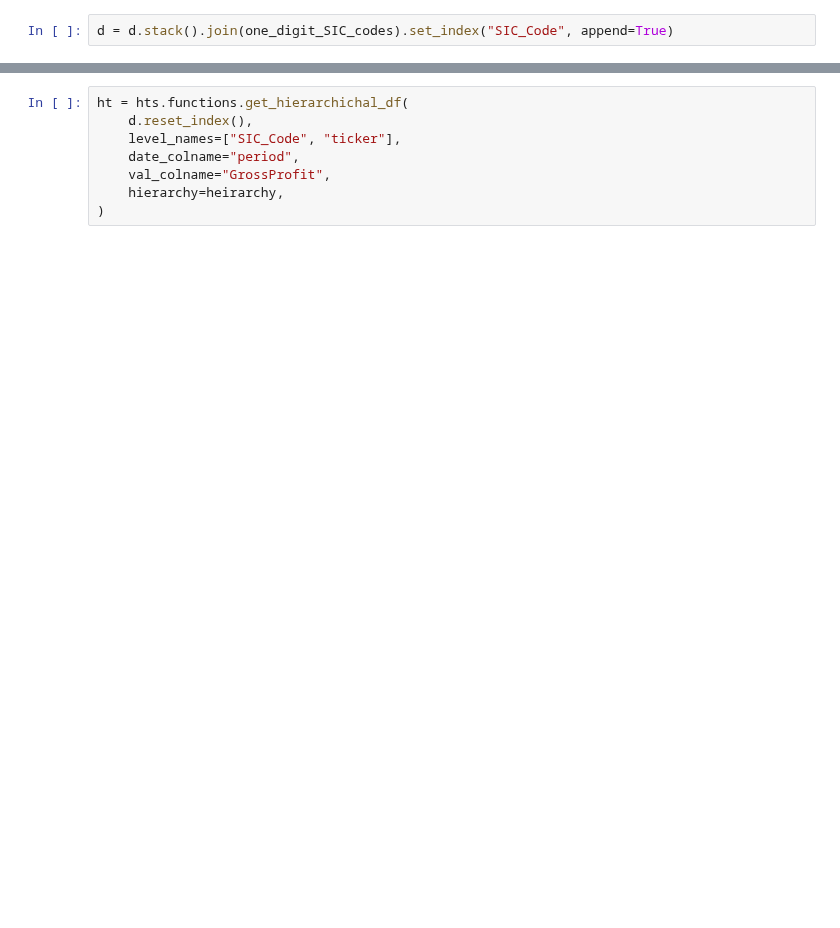
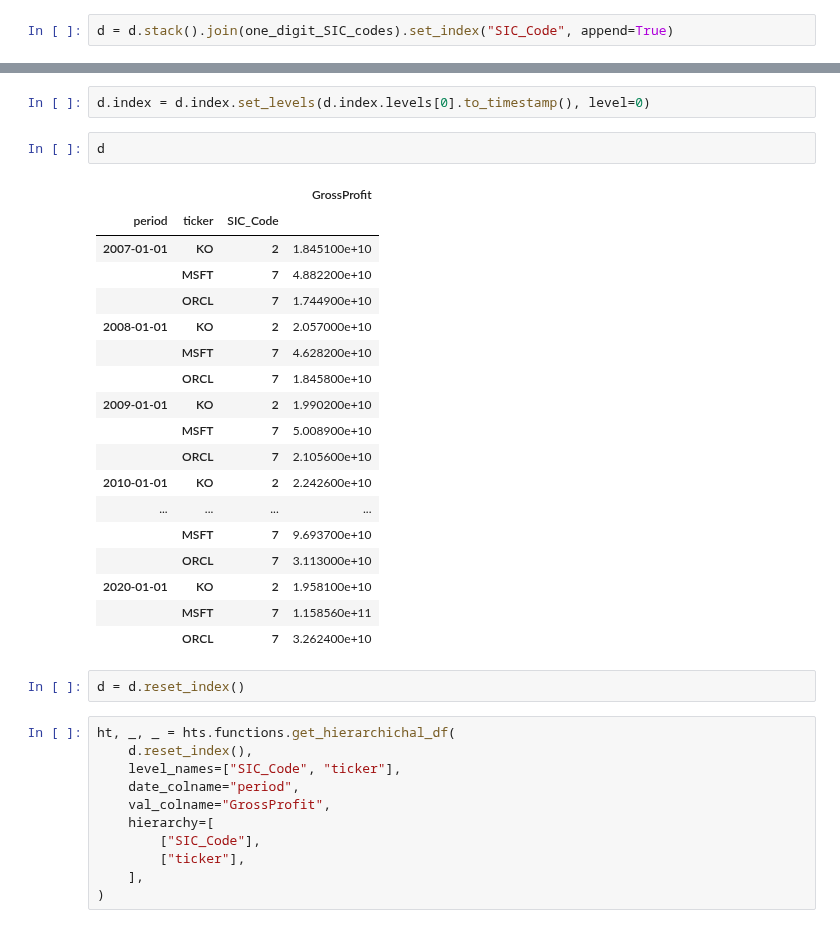
Before and after one commit to calcbench/notebooks, a Jupyter notebook: hts scratch.ipynb, the cells around one changed output, grey strips where cells are left out. Saved outputs shown, nothing was run; the diff lists cells and outputs as text; blank space fills up the shorter version.

```diff
--- a/hts scratch.ipynb
+++ b/hts scratch.ipynb
@@ -34,9 +52,37 @@ heirarchy
+# %%
+d.index = d.index.set_levels(d.index.levels[0].to_timestamp(), level=0)
+# %%
+d
+# %% [output]
+|  |  |  | GrossProfit |
+| period | ticker | SIC_Code |  |
+| 2007-01-01 | KO | 2 | 1.845100e+10 |
+|  | MSFT | 7 | 4.882200e+10 |
+|  | ORCL | 7 | 1.744900e+10 |
+| 2008-01-01 | KO | 2 | 2.057000e+10 |
+|  | MSFT | 7 | 4.628200e+10 |
+|  | ORCL | 7 | 1.845800e+10 |
+| 2009-01-01 | KO | 2 | 1.990200e+10 |
+|  | MSFT | 7 | 5.008900e+10 |
+|  | ORCL | 7 | 2.105600e+10 |
+| 2010-01-01 | KO | 2 | 2.242600e+10 |
+| ... | ... | ... | ... |
+|  | MSFT | 7 | 9.693700e+10 |
+|  | ORCL | 7 | 3.113000e+10 |
+| 2020-01-01 | KO | 2 | 1.958100e+10 |
+|  | MSFT | 7 | 1.158560e+11 |
+|  | ORCL | 7 | 3.262400e+10 |
+# %%
+d = d.reset_index()
 # %%
-ht = hts.functions.get_hierarchichal_df(
+ht, _, _ = hts.functions.get_hierarchichal_df(
     d.reset_index(),
     level_names=["SIC_Code", "ticker"],
     date_colname="period",
     val_colname="GrossProfit",
-    hierarchy=heirarchy,
+    hierarchy=[
+        ["SIC_Code"],
+        ["ticker"],
+    ],
 )
 # %%
```
Also changed, not shown: parts of 13 cells of this notebook.
